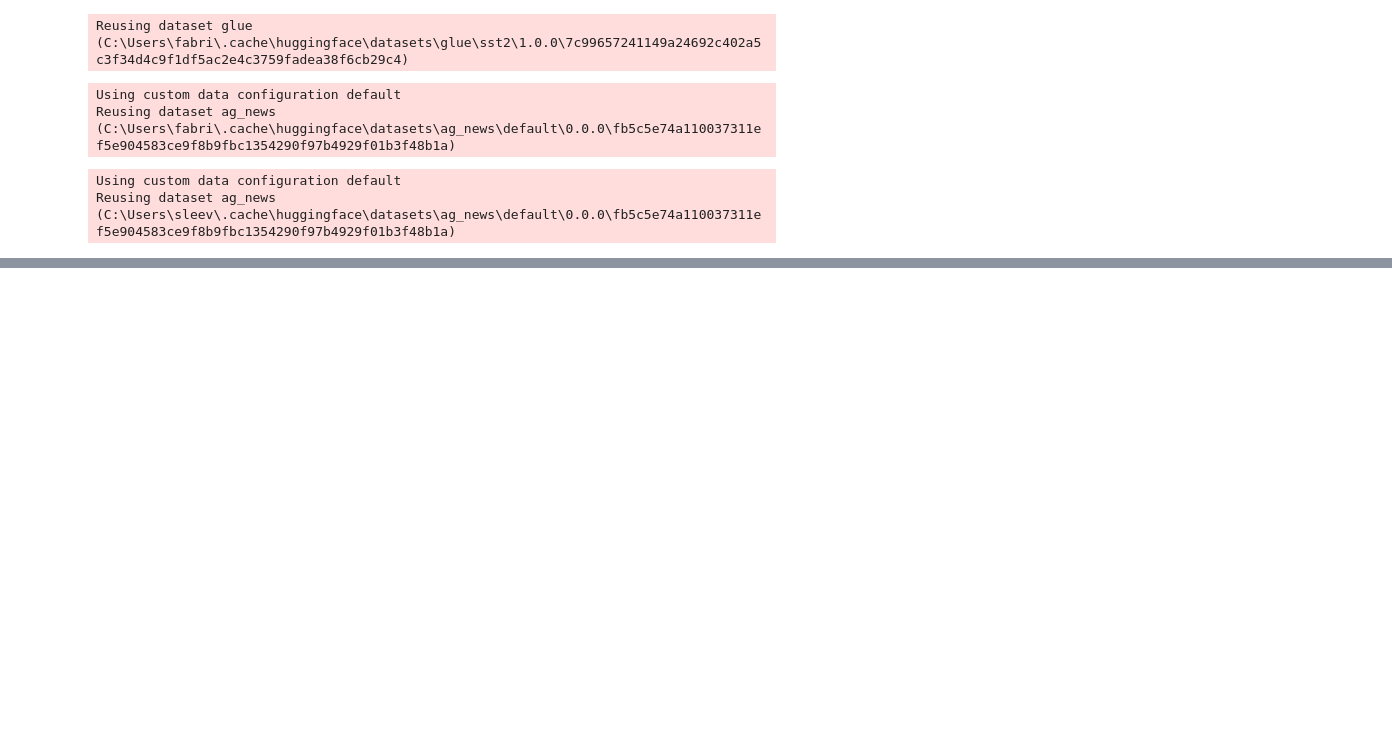
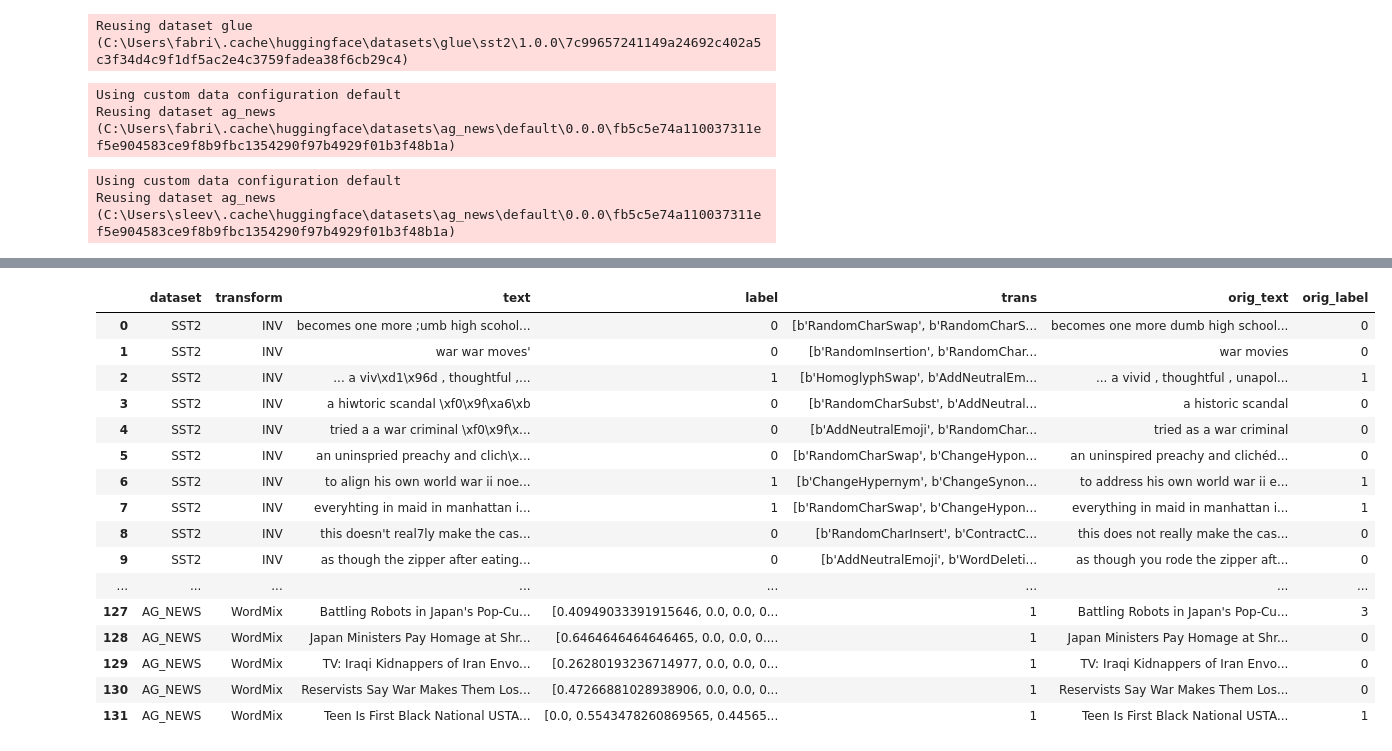
Before and after one commit to asakhala921/Sibyl_eval, a Jupyter notebook: gen_DATA.ipynb, the cells around one changed output, grey strips where cells are left out. Cells and saved outputs as stored; diff of their text form; code cells hidden in the pictures; blank space fills up the shorter version.

```diff
--- a/gen_DATA.ipynb
+++ b/gen_DATA.ipynb
@@ -174,0 +233,26 @@ array([[0.        , 0.        , 0.37305699, 0.62694301],
+# %%
+pd.set_option('display.max_rows', 10000)
+# %%
+df['text'] = df.text.str.replace(r"b'", "")
+df['text'] = df.text.str.replace(r"b\"", "")
+df['text'] = df.text.str.replace(r"\\", r"\\")
+# %%
+df
+# %% [output]
+|  | dataset | transform | text | label | trans | orig_text | orig_label |
+| 0 | SST2 | INV | becomes one more ;umb high scohol... | 0 | [b'RandomCharSwap', b'RandomCharS... | becomes one more dumb high school... | 0 |
+| 1 | SST2 | INV | war war moves' | 0 | [b'RandomInsertion', b'RandomChar... | war movies | 0 |
+| 2 | SST2 | INV | ... a viv\xd1\x96d , thoughtful ,... | 1 | [b'HomoglyphSwap', b'AddNeutralEm... | ... a vivid , thoughtful , unapol... | 1 |
+| 3 | SST2 | INV | a hiwtoric scandal \xf0\x9f\xa6\xb | 0 | [b'RandomCharSubst', b'AddNeutral... | a historic scandal | 0 |
+| 4 | SST2 | INV | tried a a war criminal \xf0\x9f\x... | 0 | [b'AddNeutralEmoji', b'RandomChar... | tried as a war criminal | 0 |
+| 5 | SST2 | INV | an uninspried preachy and clich\x... | 0 | [b'RandomCharSwap', b'ChangeHypon... | an uninspired preachy and clichéd... | 0 |
+| 6 | SST2 | INV | to align his own world war ii noe... | 1 | [b'ChangeHypernym', b'ChangeSynon... | to address his own world war ii e... | 1 |
+| 7 | SST2 | INV | everyhting in maid in manhattan i... | 1 | [b'RandomCharSwap', b'ChangeHypon... | everything in maid in manhattan i... | 1 |
+| 8 | SST2 | INV | this doesn't real7ly make the cas... | 0 | [b'RandomCharInsert', b'ContractC... | this does not really make the cas... | 0 |
+| 9 | SST2 | INV | as though the zipper after eating... | 0 | [b'AddNeutralEmoji', b'WordDeleti... | as though you rode the zipper aft... | 0 |
+| ... | ... | ... | ... | ... | ... | ... | ... |
+| 127 | AG_NEWS | WordMix | Battling Robots in Japan's Pop-Cu... | [0.40949033391915646, 0.0, 0.0, 0... | 1 | Battling Robots in Japan's Pop-Cu... | 3 |
+| 128 | AG_NEWS | WordMix | Japan Ministers Pay Homage at Shr... | [0.6464646464646465, 0.0, 0.0, 0.... | 1 | Japan Ministers Pay Homage at Shr... | 0 |
+| 129 | AG_NEWS | WordMix | TV: Iraqi Kidnappers of Iran Envo... | [0.26280193236714977, 0.0, 0.0, 0... | 1 | TV: Iraqi Kidnappers of Iran Envo... | 0 |
+| 130 | AG_NEWS | WordMix | Reservists Say War Makes Them Los... | [0.47266881028938906, 0.0, 0.0, 0... | 1 | Reservists Say War Makes Them Los... | 0 |
+| 131 | AG_NEWS | WordMix | Teen Is First Black National USTA... | [0.0, 0.5543478260869565, 0.44565... | 1 | Teen Is First Black National USTA... | 1 |
```
Also changed, not shown: parts of 4 cells of this notebook.
